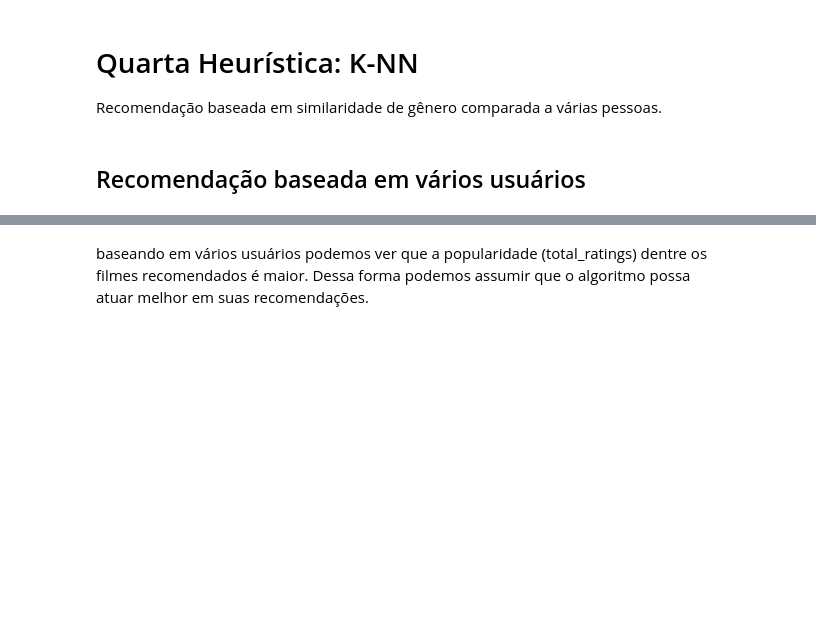
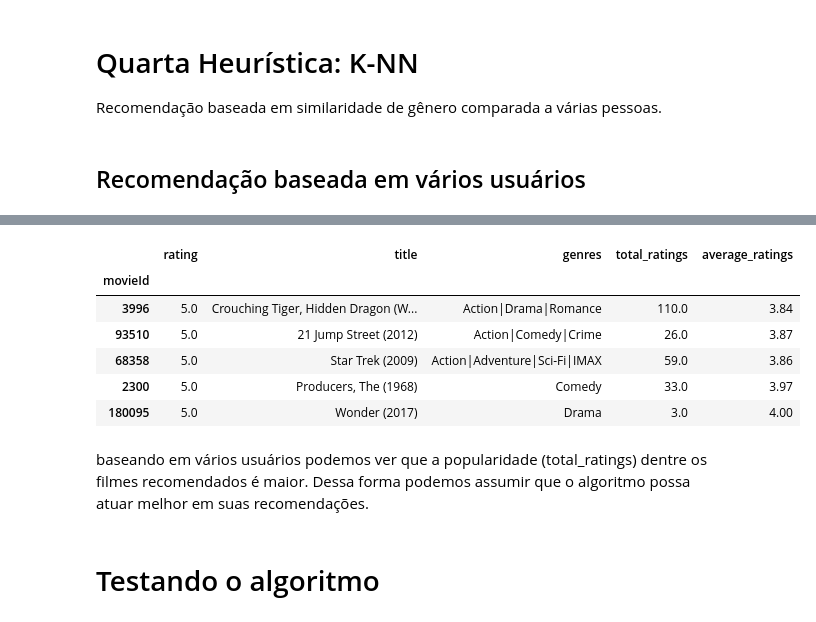
Before and after one commit to victor-hro/movie-recommender, a Jupyter notebook: heurísticas_e_KNN.ipynb, the cells around one changed output, grey strips where cells are left out. Drawn from its saved outputs; the diff is of its cells as text; code cells hidden in the pictures; blank space fills up the shorter version.

```diff
--- a/heurísticas_e_KNN.ipynb
+++ b/heurísticas_e_KNN.ipynb
@@ -590,14 +571,14 @@ def all_distances(user, n_users=None):
     user [int]: user id
     n [int]: number of closest users.
     """
-    all_users = df_ratings['userId'].unique()
+    all_users = df_ratings['userId'].unique()  # calculate the unique ids
 
     if n_users:
-        # filtering by N users
-        all_users = all_users[:n_users]
+        all_users = all_users[:n_users+1]        # filtering by N users
 
+    # calculate euclidian distance between users
     distance = [distance_between_users(user, user_id) for user_id in all_users]
-    distance = list(filter(None, distance)) # remove NaN
+    distance = list(filter(None, distance))    # remove NaN
 
     return pd.DataFrame(distance, columns=['user', 'other_users', 'distance'])
 
@@ -612,7 +593,7 @@ def close_users(user_id, n_users=None, k=10):
     k [int]: k nearest neighbors
     """
 
-    distance = all_distances(user_id, n_users=n_users)
+    distance = all_distances(user_id, n_users=n_users+1)
     distance = distance.sort_values("distance", ascending=True)
     distance = distance.set_index("other_users").drop(user_id)   # remove user_id
     return distance.head(k)
@@ -627,19 +608,24 @@ def recommender_to(user_id, n_users=50, k=10):
 
     k [int]: k nearest neighbors
     """
-    # filmes assistidos:
-    watched = user_ratings(user_id).index
+    # USER:
+    watched = user_ratings(user_id).index     # watched movies:
 
+    # SIMILAR USERS:
+    similar_users = close_users(user_id, n_users=n_users+1, k=k)                     # k most similar users
+    similar_users_ratings = df_ratings.set_index("userId").loc[similar_users.index]  # ratings of k most similar users
 
-    # manipulando variáveis de usuários similares:
-    similar = close_users(user_id, n_users=n_users, k=k)      # k usuários mais similares
-    similar_ratings = df_ratings.set_index("userId").loc[similar.index]  # Notas dos k usuários mais similares
-    most_similar_ratings = user_ratings(similar)              # notas do usuário mais similar
-    recommendations = most_similar_ratings.groupby('movieId').mean()[['rating']]   # agrupo as notas por filmes e tiro a média das notas e seleciono como array
-    recommendations = recommendations.sort_values('rating', ascending=False)       # agrupando pelas maiores notas
-    # eliminando os filmes que o usuário mais similar avaliou e o user_id já assistiu
-    # ordenando pela nota, de forma crescente
-    # recommendation = most_similar_ratings.drop(watched, errors='ignore').sort_values('rating', ascending=False)
+    recommendations = similar_users_ratings.groupby('movieId').mean()[['rating']]    # mean of similar users ratings
+    recommendations = recommendations.sort_values('rating', ascending=False)         # descending order
+
+    # eliminating the watched movies and arranging descending by ratings
+    recommendations = recommendations.drop(watched, errors='ignore').sort_values('rating', ascending=False)
 
     # join com o df_movies: ambos tem o filme como ID, iremos apenas registrar o título do filme em uma das colunas
-    return recommendations.join(df_movies)
+    return recommendations.join(df_movies).head(k)
+
+def knn(user_id, k=10, n_users=None):
+    distances = all_distances(user_id, n_users=n_users)
+    distances = distances.sort_values("distance")
+    distances = distances.set_index("other_users").drop(user_id)
+    return distances.head(k)
@@ -680,2 +651,14 @@ new_recommendations_to_user_1
+# %%
+recommender_to(1, n_users=50, k=5)
+# %% [output]
+|  | rating | title | genres | total_ratings | average_ratings |
+| movieId |  |  |  |  |  |
+| 3996 | 5.0 | Crouching Tiger, Hidden Dragon (W... | Action|Drama|Romance | 110.0 | 3.84 |
+| 93510 | 5.0 | 21 Jump Street (2012) | Action|Comedy|Crime | 26.0 | 3.87 |
+| 68358 | 5.0 | Star Trek (2009) | Action|Adventure|Sci-Fi|IMAX | 59.0 | 3.86 |
+| 2300 | 5.0 | Producers, The (1968) | Comedy | 33.0 | 3.97 |
+| 180095 | 5.0 | Wonder (2017) | Drama | 3.0 | 4.00 |
 # %% [markdown]
 baseando em vários usuários podemos ver que a popularidade (total_ratings) dentre os filmes recomendados é maior. Dessa forma podemos assumir que o algoritmo possa atuar melhor em suas recomendações.
+# %% [markdown]
+# Testando o algoritmo
```
Also changed, not shown: parts of 5 cells of this notebook.
